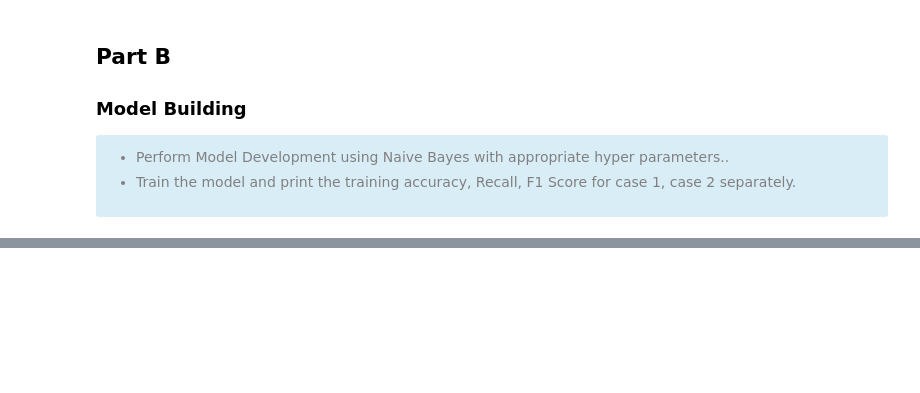
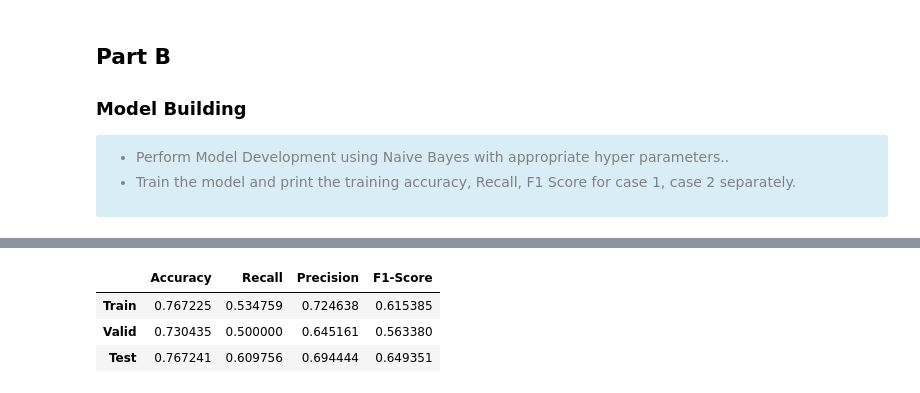
Before and after one commit to ElisonSherton/MTech_DSE_Sem2, a Jupyter notebook: ML/Assignment1/Group128_DiabetesDataset.ipynb, the cells around one changed output, grey strips where cells are left out. Cells and saved outputs as stored; diff of their text form; code cells hidden in the pictures; blank space fills up the shorter version.

```diff
--- a/ML/Assignment1/Group128_DiabetesDataset.ipynb
+++ b/ML/Assignment1/Group128_DiabetesDataset.ipynb
@@ -342,0 +325,11 @@ weighted avg       0.72      0.71      0.71       116
+# %%
+# Get all the different metrics requested for
+def get_stats(y_trues, y_preds, pos_label):
+    acc = accuracy_score(y_trues, y_preds)
+    rec = recall_score(y_trues, y_preds, pos_label = pos_label)
+    f1 = f1_score(y_trues, y_preds, pos_label = pos_label)
+    prc = precision_score(y_trues, y_preds, pos_label = pos_label)
+    return (acc, rec, prc, f1)
+
+train_0_metrics = get_stats(y_train, y_pred_train, pos_label = 0)
+train_1_metrics = get_stats(y_train, y_pred_train, pos_label = 1)
@@ -342,0 +453,14 @@ weighted avg       0.72      0.71      0.71       116
+# %%
+# Finally print the overall results in a tabular form
+train_metrics = get_stats(y_train, y_pred_train, 1)
+valid_metrics = get_stats(y_valid, y_pred_val, 1)
+test_metrics = get_stats(y_test, y_pred_test, 1)
+
+pd.DataFrame([train_metrics, valid_metrics, test_metrics],
+             columns = ["Accuracy", "Recall", "Precision", "F1-Score"],
+             index = ["Train", "Valid", "Test"])
+# %% [output]
+|  | Accuracy | Recall | Precision | F1-Score |
+| Train | 0.767225 | 0.534759 | 0.724638 | 0.615385 |
+| Valid | 0.730435 | 0.500000 | 0.645161 | 0.563380 |
+| Test | 0.767241 | 0.609756 | 0.694444 | 0.649351 |
```
Also changed, not shown: parts of 30 cells of this notebook, 1 other file.
